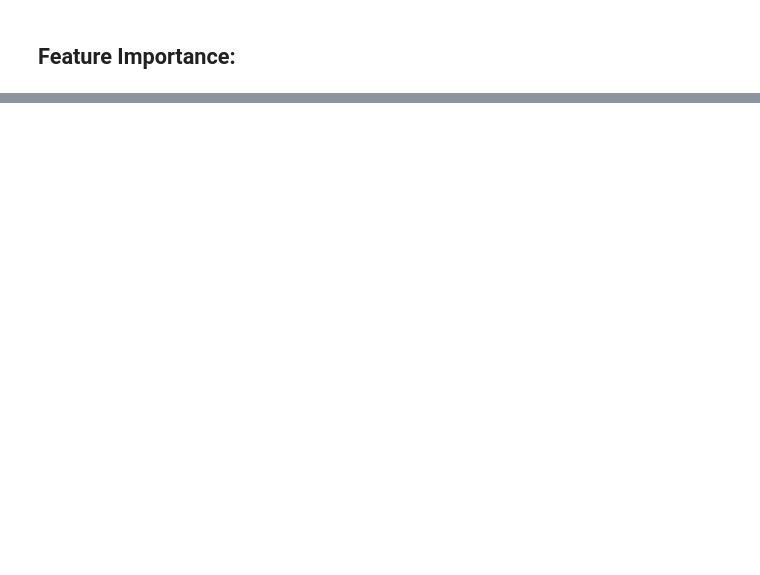
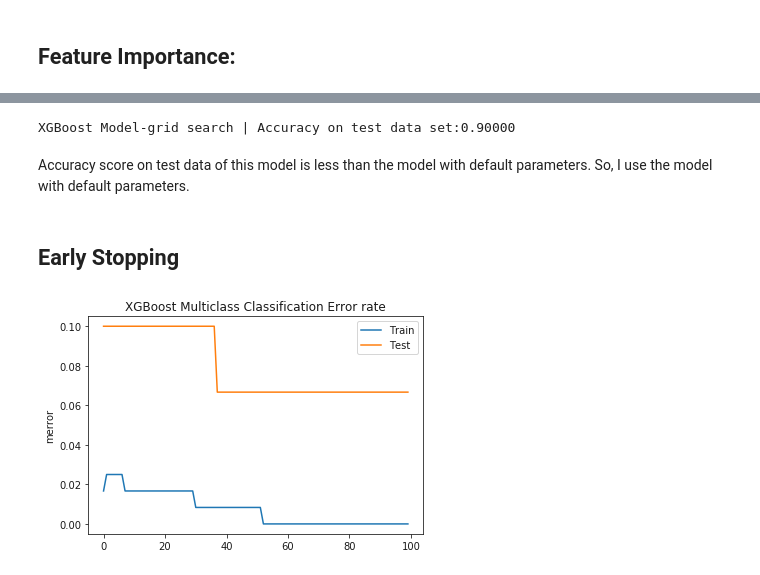
Before and after one commit to Sunanda1/ML-ZeroToDeepDive, a Jupyter notebook: Machine Learning Pipeline- Iris dataset.ipynb, the cells around one changed output, grey strips where cells are left out. Cells and saved outputs as stored; diff of their text form; code cells hidden in the pictures; blank space fills up the shorter version.

```diff
--- a/Machine Learning Pipeline- Iris dataset.ipynb
+++ b/Machine Learning Pipeline- Iris dataset.ipynb
@@ -349,0 +381,11 @@ plt.title("Feature Importance", size=20);
+# %%
+# Define Parameters
+model = xgb.XGBClassifier()
+param_grid = {"max_depth": [2,3,10],
+              "n_estimators": [50,100,200],
+              "learning_rate": [0.05,0.1,0.02,0.2]}
+
+# Perform Grid Search CV
+gb_cv = GridSearchCV(model, param_grid=param_grid, cv = 3)
+# %%
+gb_cv.fit(X_train_1, Y_train_1)
@@ -349,0 +404,34 @@ plt.title("Feature Importance", size=20);
+# %%
+# Best hyperparmeter setting
+gb_best = gb_cv.best_estimator_
+print("XGBoost Model-grid search | Accuracy on test data set:%.5f" %accuracy_score(Y_test_1, gb_best.predict(X_test_1)))
+# %% [output]
+XGBoost Model-grid search | Accuracy on test data set:0.90000
+# %% [markdown]
+Accuracy score on test data of this model is less than the model with default parameters. So, I use the model with default parameters.
+# %% [markdown]
+## Early Stopping
+# %%
+# Create eval_set
+eval_set = [(X_train_1, Y_train_1), (X_test_1, Y_test_1)]
+
+# Fit our model to the training set
+gb.fit(X_train_1, Y_train_1, eval_set=eval_set, verbose=False)
+
+# Make predictions with test data
+Y_pred = gb.predict(X_test_1)
+
+# Retrieve performance metrics
+results = gb.evals_result()
+epochs = len(results['validation_0']['merror'])
+x_axis = range(0, epochs)
+
+# Plot log loss curve
+fig, ax = plt.subplots()
+ax.plot(x_axis, results['validation_0']['merror'], label='Train')
+ax.plot(x_axis, results['validation_1']['merror'], label='Test')
+ax.legend()
+plt.ylabel('merror')
+plt.title('XGBoost Multiclass Classification Error rate');
+# %% [output]
+[figure, added]
```
Also changed, not shown: parts of 41 cells of this notebook.
